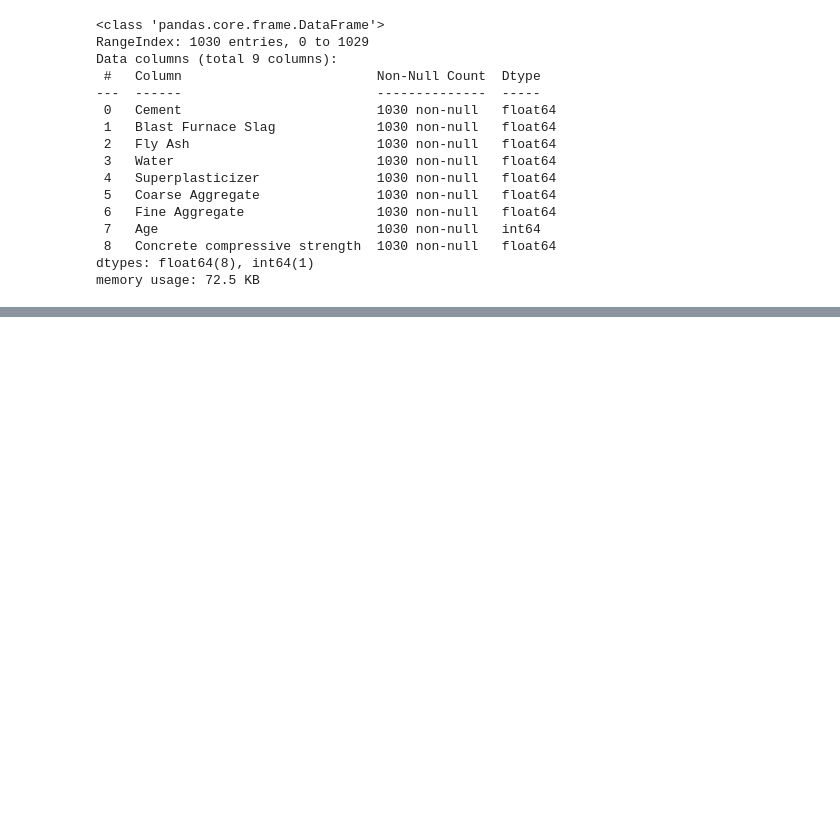
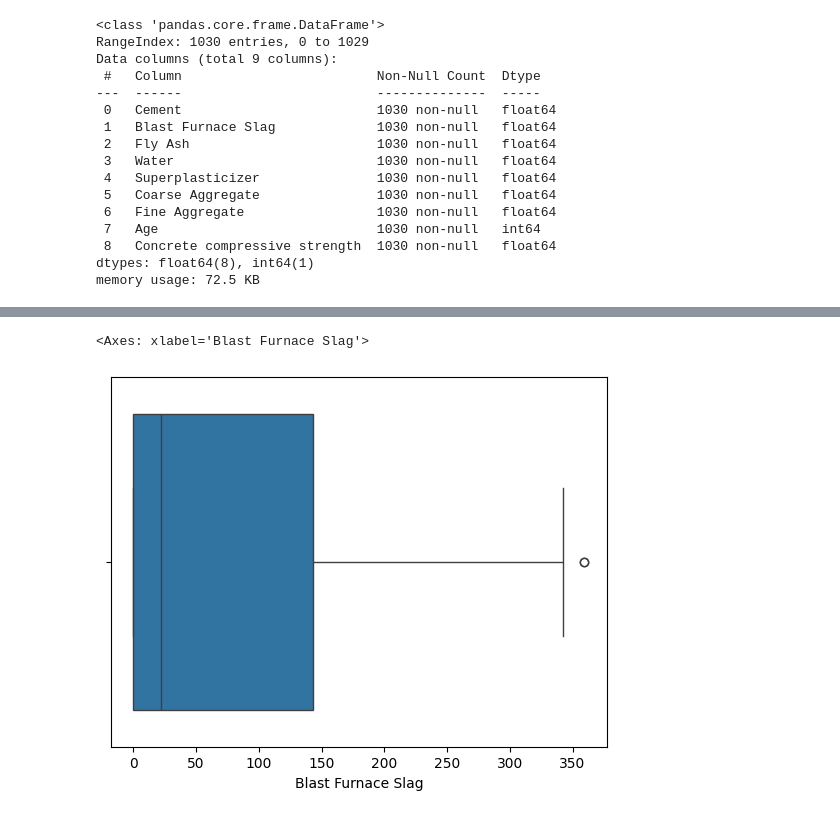
Before and after one commit to AxelSeanCP/Machine-Learning, a Jupyter notebook: Projects/Proyek_Predictive_Analytics/concrete_strength_predictive_analysis.ipynb, the cells around one changed output, grey strips where cells are left out. Cells and saved outputs as stored; diff of their text form; code cells hidden in the pictures; blank space fills up the shorter version.

```diff
--- a/Projects/Proyek_Predictive_Analytics/concrete_strength_predictive_analysis.ipynb
+++ b/Projects/Proyek_Predictive_Analytics/concrete_strength_predictive_analysis.ipynb
@@ -123,0 +117,5 @@ Nilai 0 di kolom Superplasticizer ada:  379
+# %%
+sns.boxplot(x=concrete_data['Blast Furnace Slag'])
+# %% [output]
+<Axes: xlabel='Blast Furnace Slag'>
+[figure, added]
```
Also changed, not shown: parts of 40 cells of this notebook, 2 other files.
